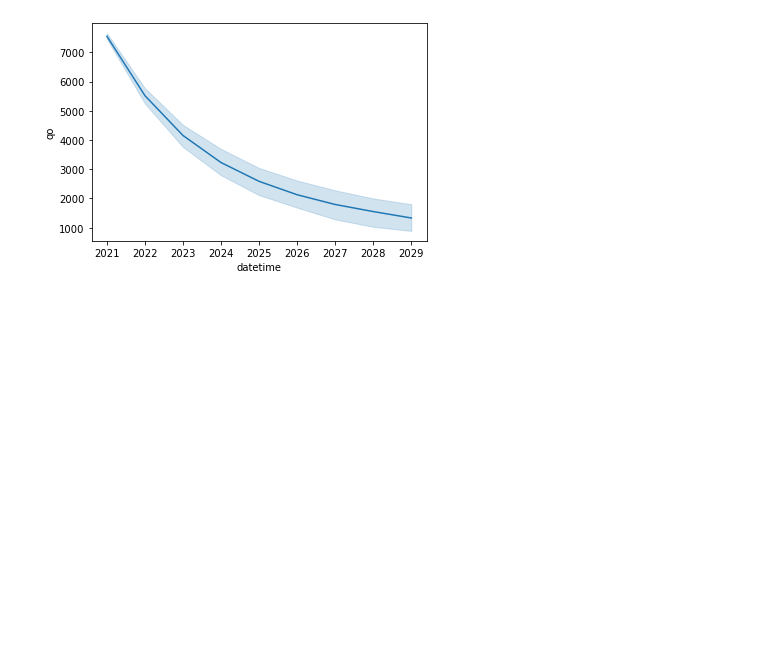
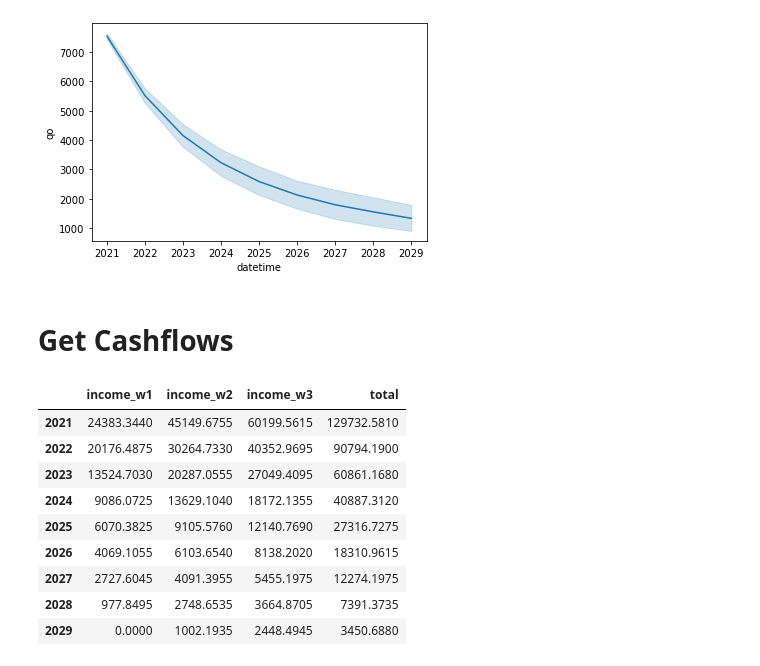
Before and after one commit to scuervo91/reservoirpy, a Jupyter notebook: examples/wellproductivity/7-schedule_forecast-Copy1.ipynb, the cells around one changed output. Cells and saved outputs as stored; diff of their text form; code cells hidden in the pictures; blank space fills up the shorter version.

Commit message:
update cashflow group

```diff
--- a/examples/wellproductivity/7-schedule_forecast-Copy1.ipynb
+++ b/examples/wellproductivity/7-schedule_forecast-Copy1.ipynb
@@ -534,3 +545,19 @@ sns.lineplot(data=simgr, x='datetime',y='qo')
 # %% [output]
 <AxesSubplot:xlabel='datetime', ylabel='qo'>
 [figure]
+# %% [markdown]
+# Get Cashflows
+# %%
+s=gr1.get_cashflow(case='p90',cash_name='income')
+s
+# %% [output]
+|  | income_w1 | income_w2 | income_w3 | total |
+| 2021 | 24383.3440 | 45149.6755 | 60199.5615 | 129732.5810 |
+| 2022 | 20176.4875 | 30264.7330 | 40352.9695 | 90794.1900 |
+| 2023 | 13524.7030 | 20287.0555 | 27049.4095 | 60861.1680 |
+| 2024 | 9086.0725 | 13629.1040 | 18172.1355 | 40887.3120 |
+| 2025 | 6070.3825 | 9105.5760 | 12140.7690 | 27316.7275 |
+| 2026 | 4069.1055 | 6103.6540 | 8138.2020 | 18310.9615 |
+| 2027 | 2727.6045 | 4091.3955 | 5455.1975 | 12274.1975 |
+| 2028 | 977.8495 | 2748.6535 | 3664.8705 | 7391.3735 |
+| 2029 | 0.0000 | 1002.1935 | 2448.4945 | 3450.6880 |
```
Also changed, not shown: parts of 7 cells of this notebook, 2 other files.
